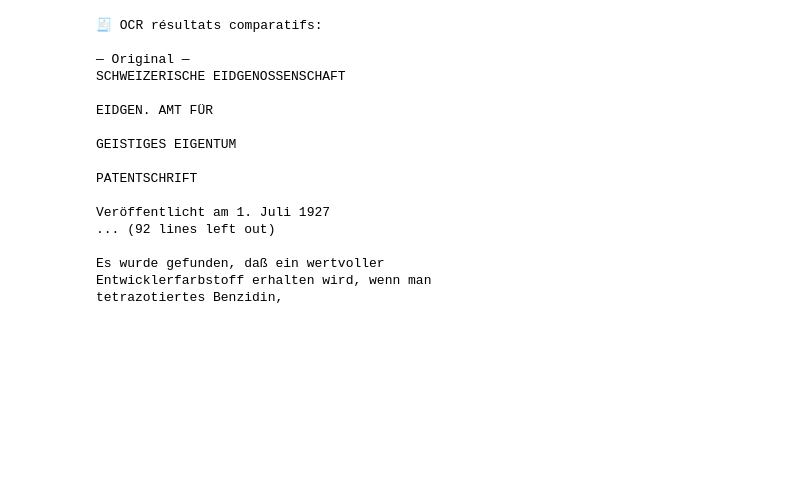
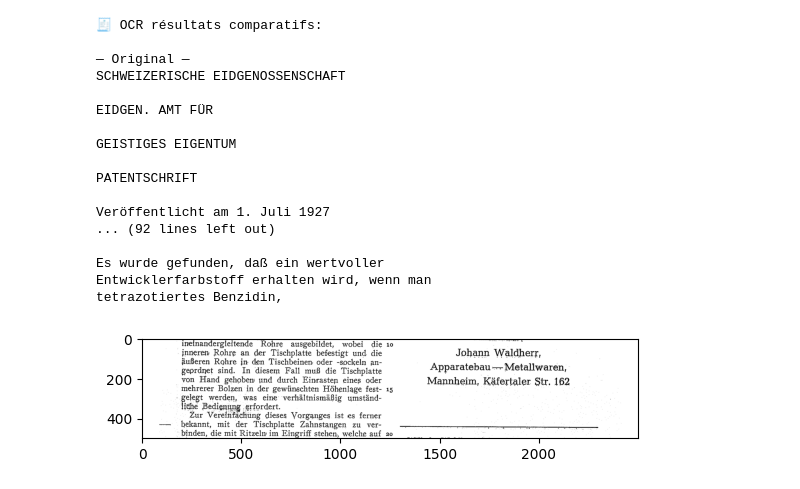
Before and after one commit to Just-PH/patent_pipeline, a Jupyter notebook: test_preprocess_image.ipynb, the cells around one changed output. Drawn from its saved outputs; the diff is of its cells as text; code cells hidden in the pictures; blank space fills up the shorter version.

```diff
--- a/test_preprocess_image.ipynb
+++ b/test_preprocess_image.ipynb
@@ -80,3 +80,12 @@ Veröffentlicht am 1. Juli 1927
 Es wurde gefunden, daß ein wertvoller
 Entwicklerfarbstoff erhalten wird, wenn man
 tetrazotiertes Benzidin,
+# %%
+from PIL import Image
+import matplotlib.pyplot as plt
+
+img = Image.open("data/gold_standard_DE/PNGs_extracted/DE-1005702-B.png")
+plt.imshow(img.crop((0, 1300, 2500, 1800)))   # zone bas du nom
+plt.show()
+# %% [output]
+[figure, added]
```
Also changed, not shown: 2 other files.
